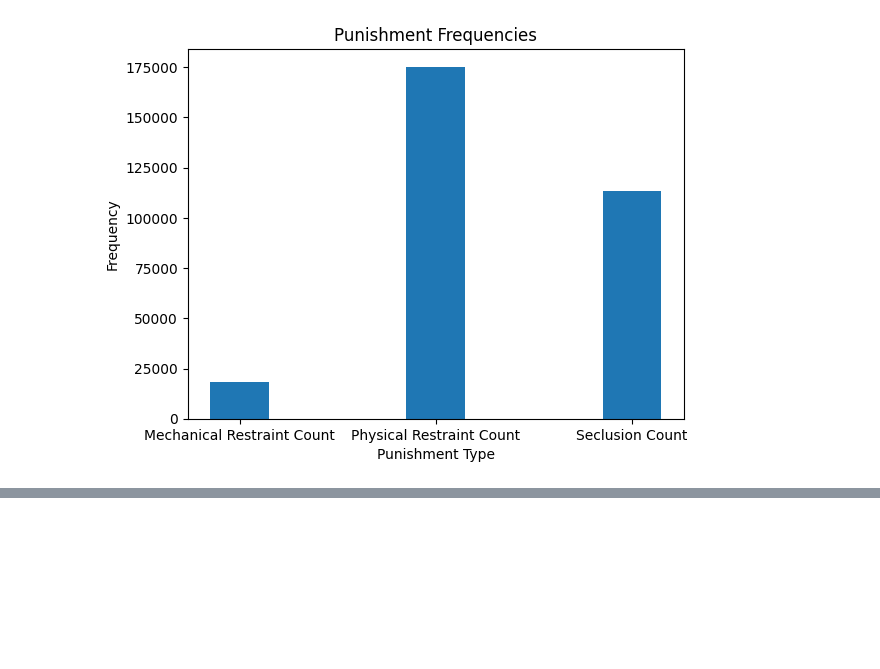
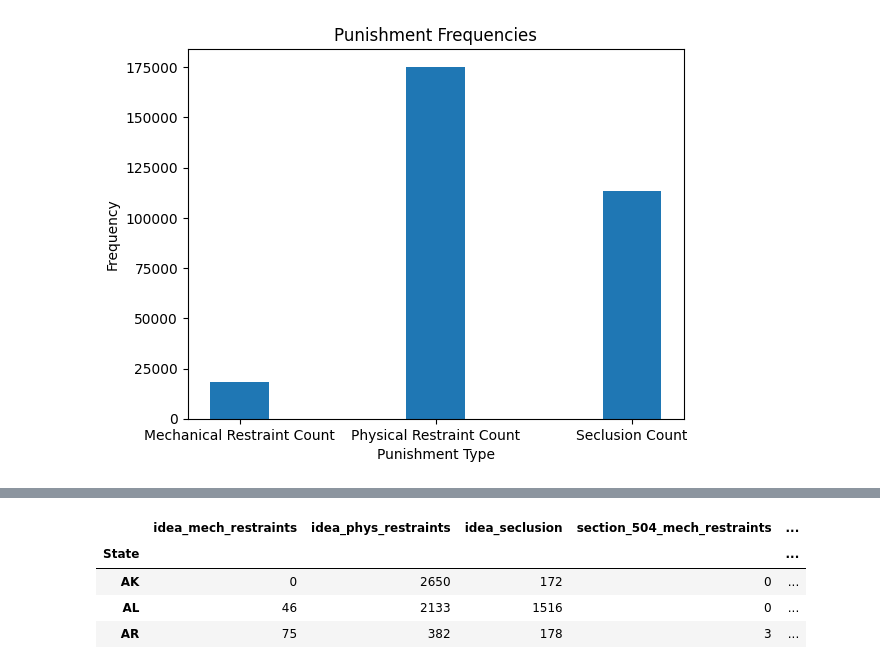
Before and after one commit to floratan2015-blip/Data-Analysis-Projects, a Jupyter notebook: restraintseclusionanalysis.ipynb, the cells around one changed output, grey strips where cells are left out. Saved outputs shown, nothing was run; the diff lists cells and outputs as text; code cells hidden in the pictures; blank space fills up the shorter version.

```diff
--- a/restraintseclusionanalysis.ipynb
+++ b/restraintseclusionanalysis.ipynb
@@ -139,0 +145,10 @@ potential solutions, now that we know where to target the most
+# %%
+#grouping states, then punishments
+group_dataset = dataset.groupby('State')[['idea_mech_restraints','idea_phys_restraints','idea_seclusion','section_504_mech_restraints', 'section_504_phys_restraints',	'section_504_seclusion','no_dis_mech_restraints',	'no_dis_phys_restraints',	'no_dis_seclusion']].sum()
+group_dataset.head(3)
+# %% [output]
+|  | idea_mech_restraints | idea_phys_restraints | idea_seclusion | section_504_mech_restraints | ... |
+| State |  |  |  |  | ... |
+| AK | 0 | 2650 | 172 | 0 | ... |
+| AL | 46 | 2133 | 1516 | 0 | ... |
+| AR | 75 | 382 | 178 | 3 | ... |
```
Also changed, not shown: parts of 14 cells of this notebook, 1 other file.
